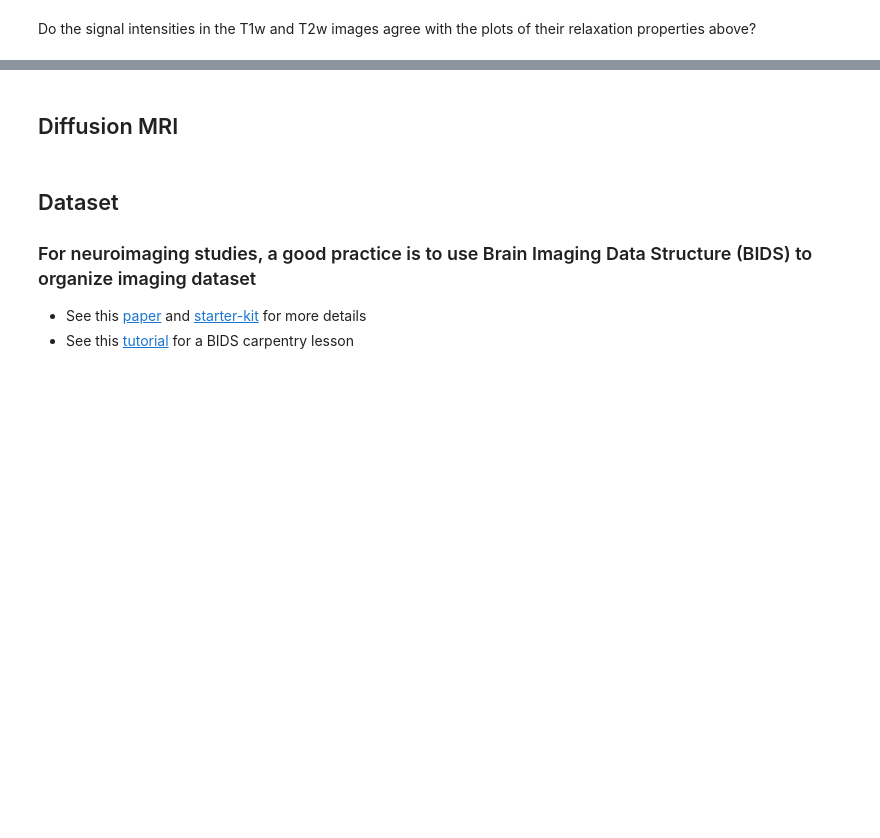
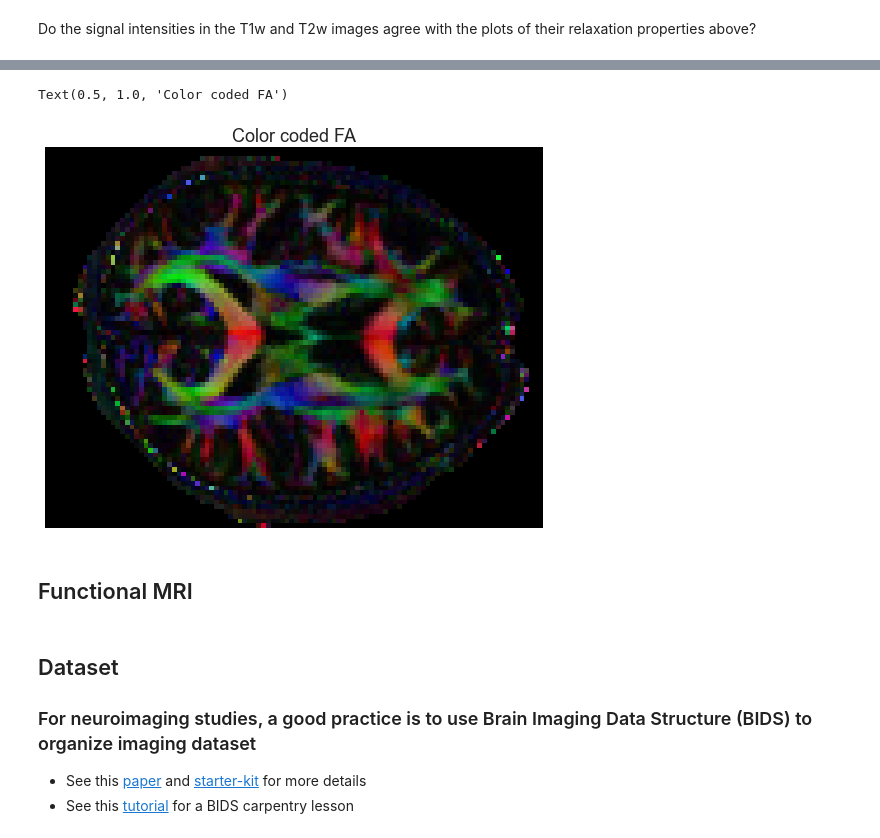
Before and after one commit to HealthBioscienceIDEAS/SDC-BIDS-IntroMRI, a Jupyter notebook: code/04-mri-modalities.ipynb, the cells around one changed output, grey strips where cells are left out. Drawn from its saved outputs; the diff is of its cells as text; code cells hidden in the pictures; blank space fills up the shorter version.

```diff
--- a/code/04-mri-modalities.ipynb
+++ b/code/04-mri-modalities.ipynb
@@ -168,0 +231,10 @@ Do the signal intensities in the T1w and T2w images agree with the plots of thei
+# %%
+# create gradient table
+gtab = gradient_table(bvals, bvecs)
+
+# create brain mask
+maskdata, mask = median_otsu(data, vol_idx=range(0, 9), numpass=1, dilate=5)
+
+# fit the diffusion tensor model
+dti_model = dti.TensorModel(gtab)
+dti_fit = dti_model.fit(maskdata)
@@ -169,5 +248,19 @@ Do the signal intensities in the T1w and T2w images agree with the plots of thei
+# %%
+from dipy.reconst.dti import color_fa
+import numpy as np
+
+FA = np.clip(FA, 0, 1)  # Just to ensure that FA values are between 0 and 1
+colored_FA = color_fa(dti_fit.fa, dti_fit.evecs)
+
+plt.figure(figsize=(9, 7))
+plt.subplot(1, 1, 1).set_axis_off()
+plt.imshow(colored_FA[:, :, ax_slice])
+plt.title("Color coded FA")
+# %% [output]
+Text(0.5, 1.0, 'Color coded FA')
+[figure, added]
 # %% [markdown]
-## Diffusion MRI
+## Functional MRI
 # %% [markdown]
 ## Dataset
 
```
Also changed, not shown: parts of 14 cells of this notebook.
